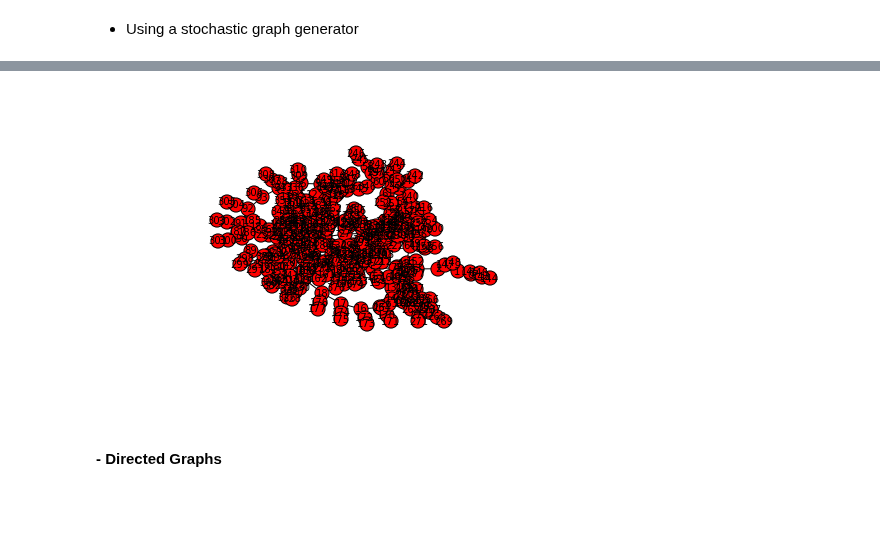
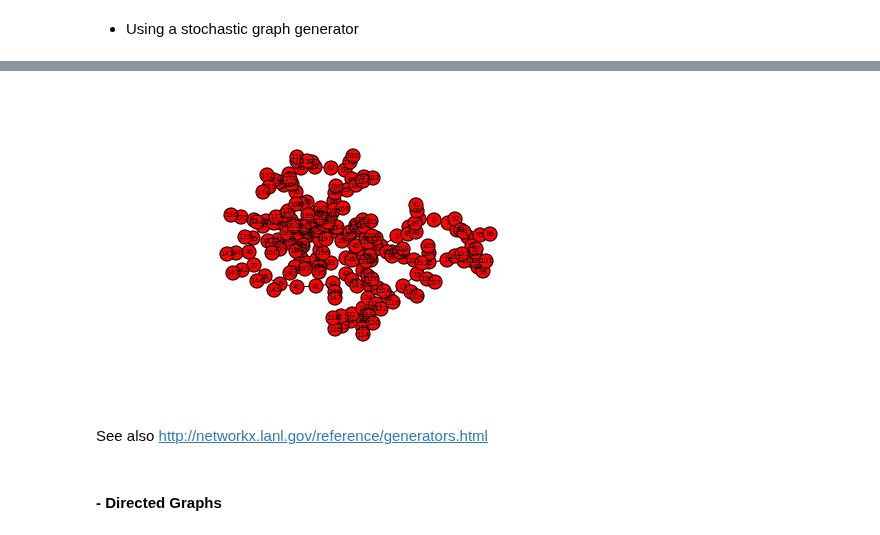
Before and after one commit to bluebibi/LINK_ML_BIG_DATA, a Jupyter notebook: networkx.ipynb, the cells around one changed output, grey strips where cells are left out. Drawn from its saved outputs; the diff is of its cells as text; code cells hidden in the pictures; blank space fills up the shorter version.

```diff
--- a/networkx.ipynb
+++ b/networkx.ipynb
@@ -178,8 +178,10 @@ nx.draw(ba, node_size=200, with_labels=True, font_size=10)
 # %%
 red=nx.random_lobster(100,0.9,0.9)
-nx.draw(red, node_size=200, with_labels=True, font_size=10)
+nx.draw(red, node_size=200, with_labels=True, font_size=7)
 # %% [output]
-[figure, old version]
+[figure, new version]
+# %% [markdown]
+See also http://networkx.lanl.gov/reference/generators.html
 # %% [markdown]
 #### - Directed Graphs
 # %% [markdown]
```
Also changed, not shown: parts of 24 cells of this notebook.
